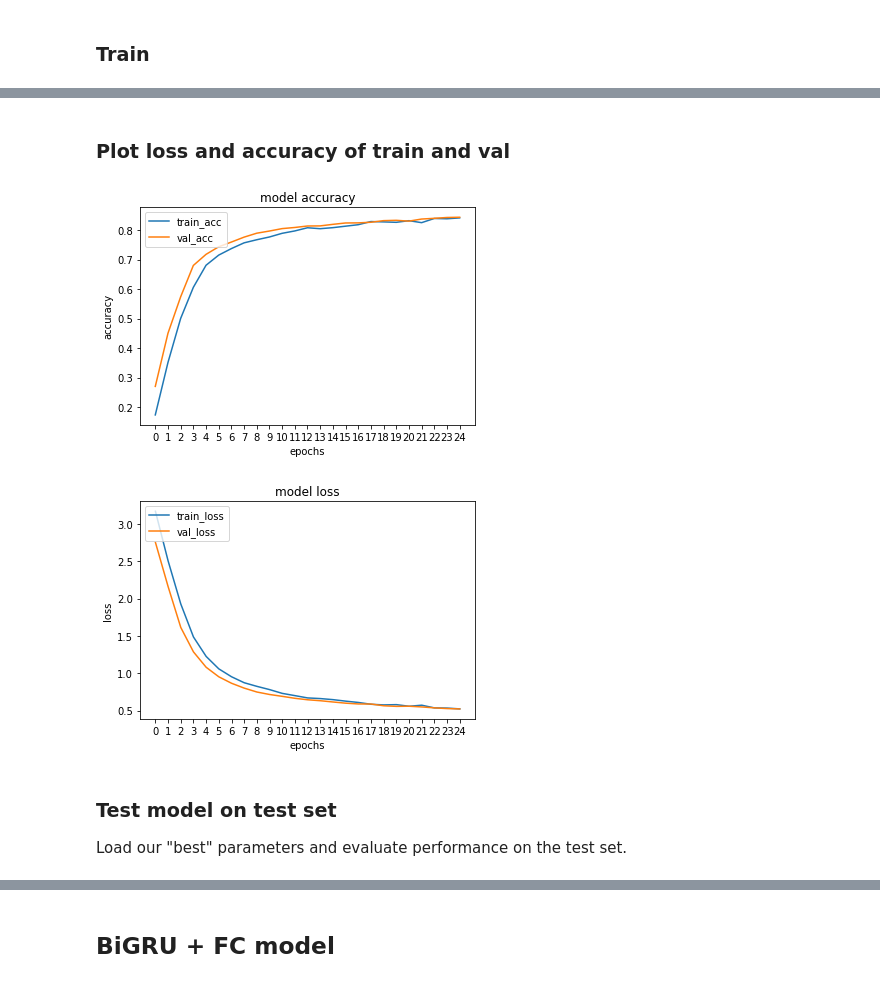
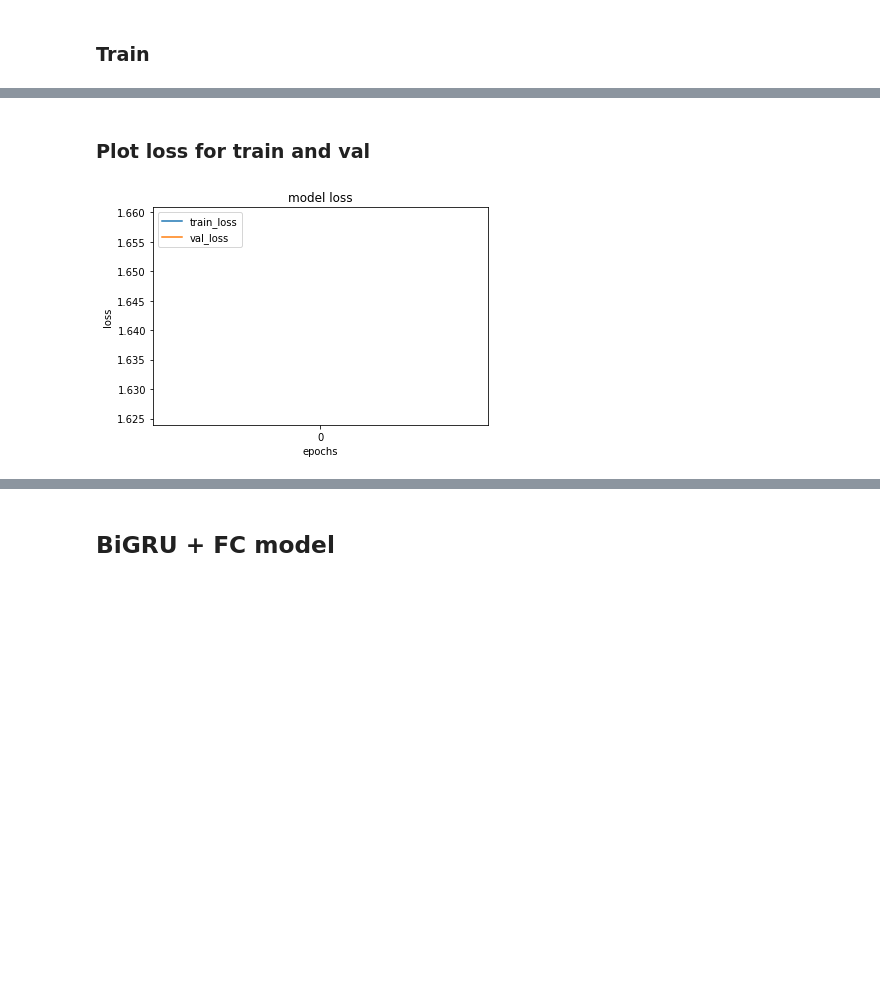
Before and after one commit to pptr3/nlp-assignments, a Jupyter notebook: assignment3/Assignment_3.ipynb, the cells around one changed output, grey strips where cells are left out. Drawn from its saved outputs; the diff is of its cells as text; code cells hidden in the pictures; blank space fills up the shorter version.

```diff
--- a/assignment3/Assignment_3.ipynb
+++ b/assignment3/Assignment_3.ipynb
@@ -228,7 +228,7 @@ DROPOUT = 0.25
 PAD_IDX = text.vocab.stoi[text.pad_token]
 TAG_PAD_IDX = label.vocab.stoi[label.pad_token]
 
-model = BiLSTM(INPUT_DIM,
+model_BiLSTM = BiLSTM(INPUT_DIM,
                         EMBEDDING_DIM,
                         HIDDEN_DIM,
                         OUTPUT_DIM,
@@ -237,17 +237,17 @@ model = BiLSTM(INPUT_DIM,
 
 # Initialization
 pretrained_embeddings = text.vocab.vectors
-model.embedding.weight.data.copy_(pretrained_embeddings)
-model.embedding.weight.data[PAD_IDX] = torch.zeros(EMBEDDING_DIM)
-optimizer = optim.Adam(model.parameters())
+model_BiLSTM.embedding.weight.data.copy_(pretrained_embeddings)
+model_BiLSTM.embedding.weight.data[PAD_IDX] = torch.zeros(EMBEDDING_DIM)
+optimizer = optim.Adam(model_BiLSTM.parameters())
 TAG_PAD_IDX = label.vocab.stoi[label.pad_token]
 criterion = nn.CrossEntropyLoss(ignore_index = TAG_PAD_IDX)
-model = model.to(device)
+model_BiLSTM = model_BiLSTM.to(device)
 criterion = criterion.to(device)
 # %% [markdown]
 ### Train
 # %%
-N_EPOCHS = 25
+N_EPOCHS = 1
 
 best_valid_loss = float('inf')
 train_loss_accum1, val_loss_accum1 = [], []
@@ -255,21 +255,20 @@ for epoch in range(N_EPOCHS):
 
     start_time = time.time()
 
-    train_loss = train(model, train_iterator, optimizer, criterion, TAG_PAD_IDX)
-    valid_loss = evaluate(model, valid_iterator, criterion, TAG_PAD_IDX)
-    # save train/val loss and accuracy to plot
+    train_loss, _ = train(model_BiLSTM, train_iterator, optimizer, criterion, TAG_PAD_IDX)
+    valid_loss, _ = evaluate(model_BiLSTM, valid_iterator, criterion, TAG_PAD_IDX)
+
     train_loss_accum1.append(train_loss)
     val_loss_accum1.append(valid_loss)
 
     end_time = time.time()
-
     epoch_mins, epoch_secs = epoch_time(start_time, end_time)
 
     if valid_loss < best_valid_loss:
         best_valid_loss = valid_loss
-        torch.save(model.state_dict(), 'tut1-model.pt')
+        torch.save(model_BiLSTM.state_dict(), 'BiLSTM.pt')
 
     print(f'Epoch: {epoch+1:02} | Epoch Time: {epoch_mins}m {epoch_secs}s')
-    print(f'\tTrain Loss: {train_loss:.3f})
-    print(f'\t Val. Loss: {valid_loss:.3f})
+    print(f'\tTrain Loss: {train_loss:.3f}')
+    print(f'\t Val. Loss: {valid_loss:.3f}')
 # %% [output]
@@ -293,17 +278,13 @@ Epoch: 25 | Epoch Time: 0m 37s
 # %% [markdown]
-### Plot loss and accuracy of train and val
+### Plot loss for train and val
 # %%
-plt.plot(train_loss_accum)
-plt.plot(val_loss_accum)
+plt.plot(train_loss_accum1)
+plt.plot(val_loss_accum1)
 plt.title('model loss')
 plt.ylabel('loss')
 plt.xlabel('epochs')
 plt.xticks(range(N_EPOCHS))
 plt.legend(['train_loss', 'val_loss'], loc='upper left')
 plt.show()
 # %% [output]
-[figure, old version]
+[figure, new version]
-[figure, removed]
-# %% [markdown]
-### Test model on test set
-Load our "best" parameters and evaluate performance on the test set.
```
Also changed, not shown: parts of 31 cells of this notebook.
